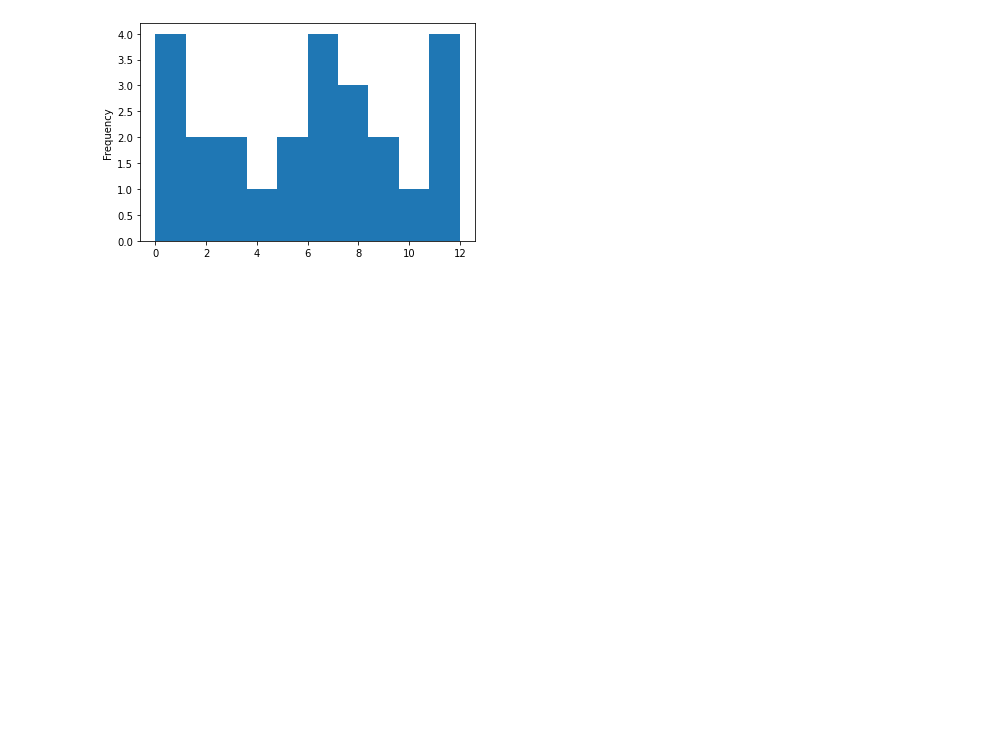
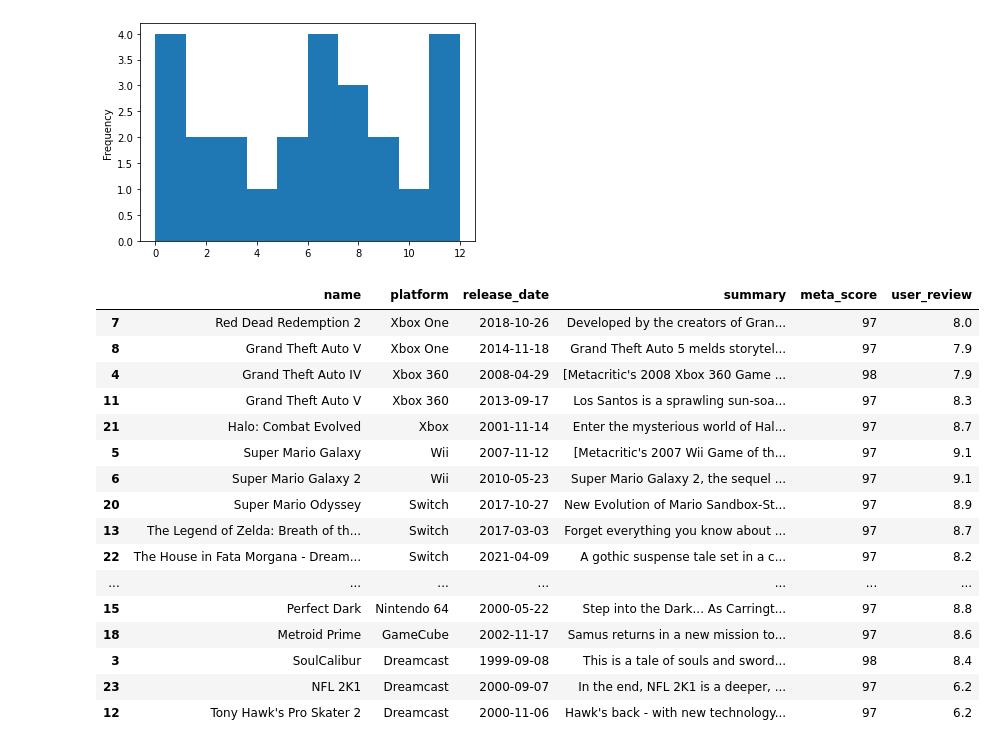
Before and after one commit to SavantLogics/vs_code, a Jupyter notebook: projects/data_analysis/pandas_top_25_games.ipynb, the cells around one changed output. Saved outputs shown, nothing was run; the diff lists cells and outputs as text; code cells hidden in the pictures; blank space fills up the shorter version.

Commit message:
added sorted by platform

```diff
--- a/projects/data_analysis/pandas_top_25_games.ipynb
+++ b/projects/data_analysis/pandas_top_25_games.ipynb
@@ -119,3 +119,24 @@ df['platform'].cat.codes.plot.hist()
 # %% [output]
 <AxesSubplot:ylabel='Frequency'>
 [figure]
+# %%
+# Sort it by platform
+df.sort_values(by=['platform'], ascending=False).head(25)
+# %% [output]
+|  | name | platform | release_date | summary | meta_score | user_review |
+| 7 | Red Dead Redemption 2 | Xbox One | 2018-10-26 | Developed by the creators of Gran... | 97 | 8.0 |
+| 8 | Grand Theft Auto V | Xbox One | 2014-11-18 | Grand Theft Auto 5 melds storytel... | 97 | 7.9 |
+| 4 | Grand Theft Auto IV | Xbox 360 | 2008-04-29 | [Metacritic's 2008 Xbox 360 Game ... | 98 | 7.9 |
+| 11 | Grand Theft Auto V | Xbox 360 | 2013-09-17 | Los Santos is a sprawling sun-soa... | 97 | 8.3 |
+| 21 | Halo: Combat Evolved | Xbox | 2001-11-14 | Enter the mysterious world of Hal... | 97 | 8.7 |
+| 5 | Super Mario Galaxy | Wii | 2007-11-12 | [Metacritic's 2007 Wii Game of th... | 97 | 9.1 |
+| 6 | Super Mario Galaxy 2 | Wii | 2010-05-23 | Super Mario Galaxy 2, the sequel ... | 97 | 9.1 |
+| 20 | Super Mario Odyssey | Switch | 2017-10-27 | New Evolution of Mario Sandbox-St... | 97 | 8.9 |
+| 13 | The Legend of Zelda: Breath of th... | Switch | 2017-03-03 | Forget everything you know about ... | 97 | 8.7 |
+| 22 | The House in Fata Morgana - Dream... | Switch | 2021-04-09 | A gothic suspense tale set in a c... | 97 | 8.2 |
+| ... | ... | ... | ... | ... | ... | ... |
+| 15 | Perfect Dark | Nintendo 64 | 2000-05-22 | Step into the Dark... As Carringt... | 97 | 8.8 |
+| 18 | Metroid Prime | GameCube | 2002-11-17 | Samus returns in a new mission to... | 97 | 8.6 |
+| 3 | SoulCalibur | Dreamcast | 1999-09-08 | This is a tale of souls and sword... | 98 | 8.4 |
+| 23 | NFL 2K1 | Dreamcast | 2000-09-07 | In the end, NFL 2K1 is a deeper, ... | 97 | 6.2 |
+| 12 | Tony Hawk's Pro Skater 2 | Dreamcast | 2000-11-06 | Hawk's back - with new technology... | 97 | 6.2 |
```
